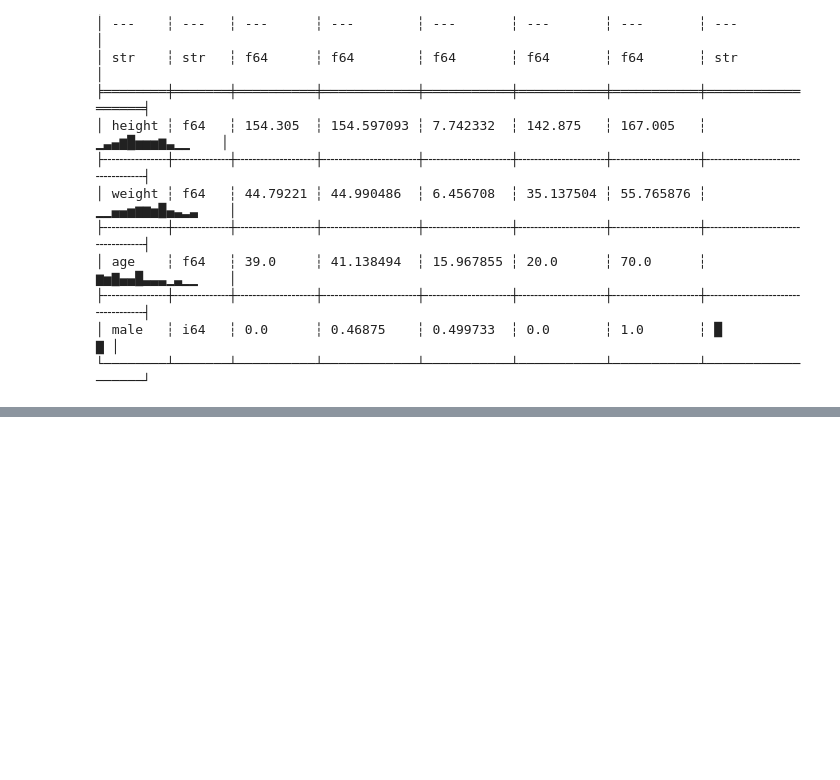
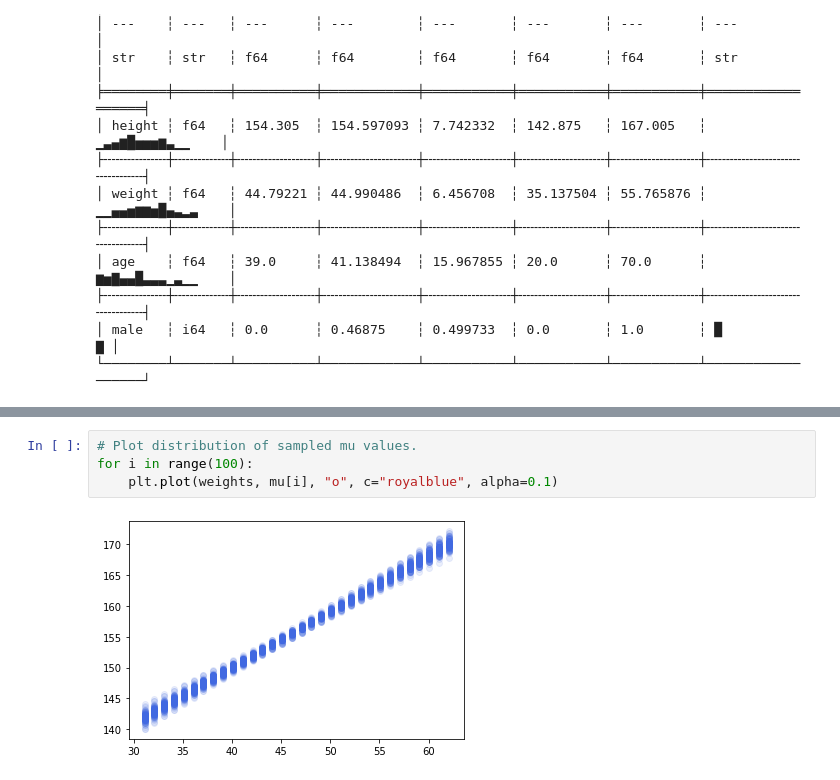
Before and after one commit to Mononofu/statistical_rethinking, a Jupyter notebook: Chapter 4 - Geocentric Models.ipynb, the cells around one changed output, grey strips where cells are left out. Saved outputs shown, nothing was run; the diff lists cells and outputs as text; blank space fills up the shorter version.

```diff
--- a/Chapter 4 - Geocentric Models.ipynb
+++ b/Chapter 4 - Geocentric Models.ipynb
@@ -93,0 +173,6 @@ print(util.summarize(samples))
+# %%
+# Plot distribution of sampled mu values.
+for i in range(100):
+    plt.plot(weights, mu[i], "o", c="royalblue", alpha=0.1)
+# %% [output]
+[figure, added]
```
Also changed, not shown: parts of 16 cells of this notebook, 1 other file.
